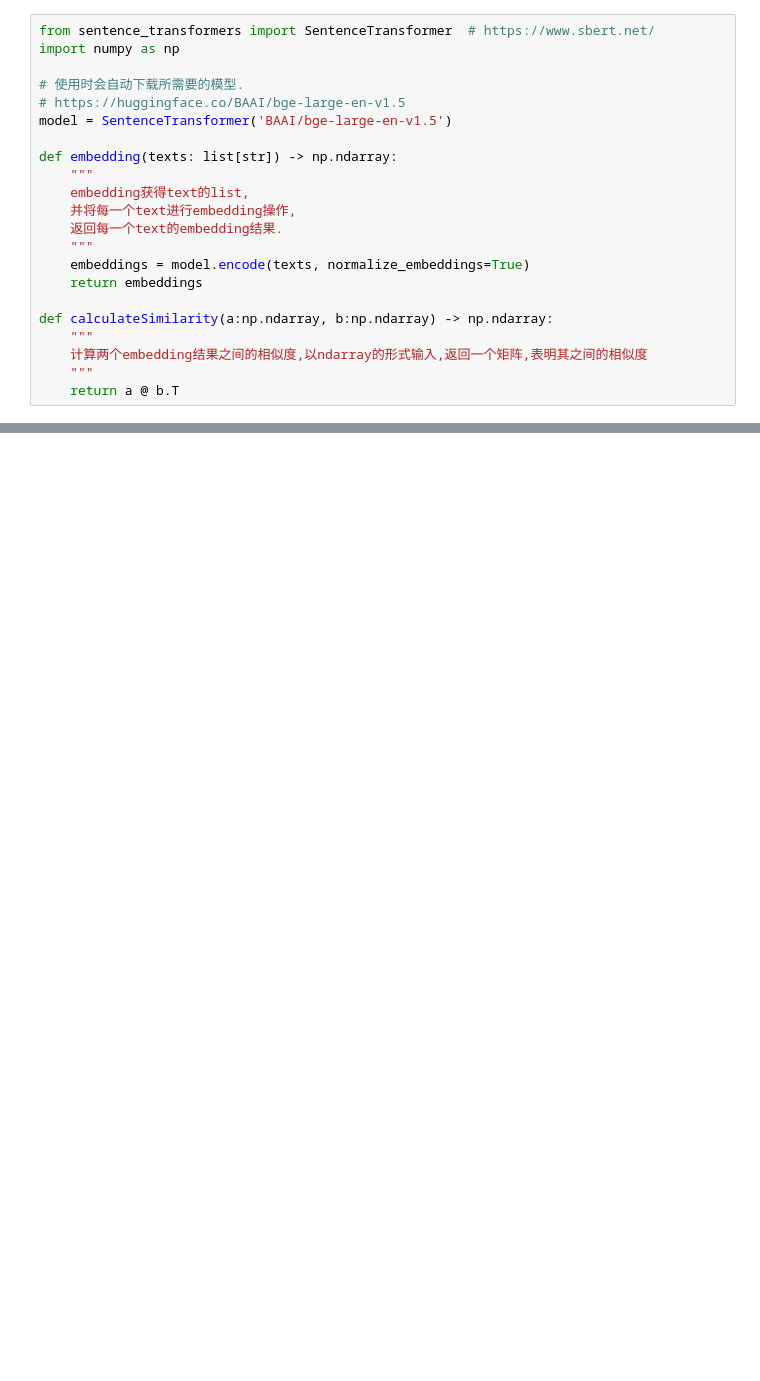
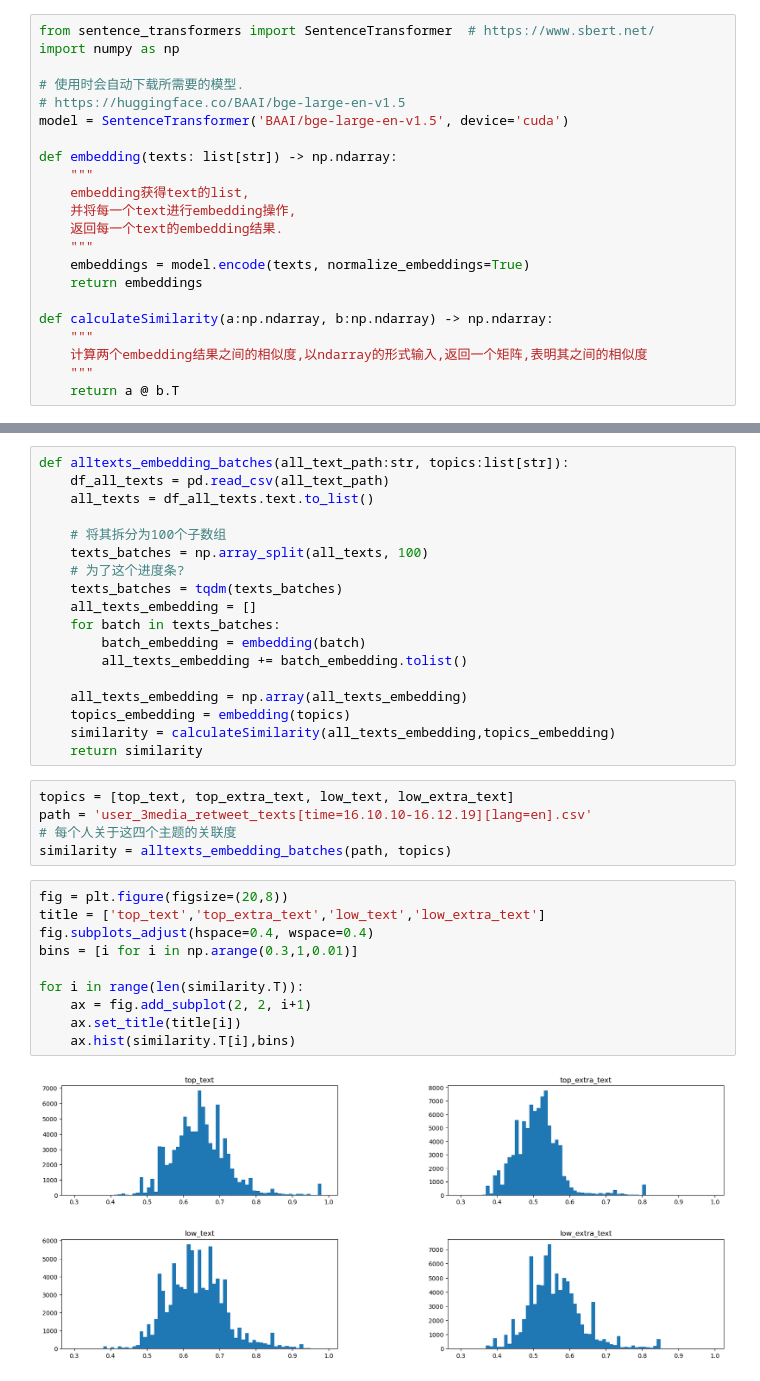
Before and after one commit to Wenlufan/Reddit-Data-Debunker, a Jupyter notebook: embedding/similarityCaculate.ipynb, the cells around one changed output, grey strips where cells are left out. Drawn from its saved outputs; the diff is of its cells as text; blank space fills up the shorter version.

```diff
--- a/embedding/similarityCaculate.ipynb
+++ b/embedding/similarityCaculate.ipynb
@@ -13,7 +19,7 @@ import numpy as np
 
 # 使用时会自动下载所需要的模型.
 # https://huggingface.co/BAAI/bge-large-en-v1.5
-model = SentenceTransformer('BAAI/bge-large-en-v1.5')
+model = SentenceTransformer('BAAI/bge-large-en-v1.5', device='cuda')
 
 def embedding(texts: list[str]) -> np.ndarray:
     """
@@ -87,0 +173,35 @@ print(calculateSimilarity(top_extra_text_embedding, top_text_embedding))
+# %%
+def alltexts_embedding_batches(all_text_path:str, topics:list[str]):
+    df_all_texts = pd.read_csv(all_text_path)
+    all_texts = df_all_texts.text.to_list()
+
+    # 将其拆分为100个子数组
+    texts_batches = np.array_split(all_texts, 100)
+    # 为了这个进度条?
+    texts_batches = tqdm(texts_batches)
+    all_texts_embedding = []
+    for batch in texts_batches:
+        batch_embedding = embedding(batch)
+        all_texts_embedding += batch_embedding.tolist()
+
+    all_texts_embedding = np.array(all_texts_embedding)
+    topics_embedding = embedding(topics)
+    similarity = calculateSimilarity(all_texts_embedding,topics_embedding)
+    return similarity
+# %%
+topics = [top_text, top_extra_text, low_text, low_extra_text]
+path = 'user_3media_retweet_texts[time=16.10.10-16.12.19][lang=en].csv'
+# 每个人关于这四个主题的关联度
+similarity = alltexts_embedding_batches(path, topics)
+# %%
+fig = plt.figure(figsize=(20,8))
+title = ['top_text','top_extra_text','low_text','low_extra_text']
+fig.subplots_adjust(hspace=0.4, wspace=0.4)
+bins = [i for i in np.arange(0.3,1,0.01)]
+
+for i in range(len(similarity.T)):
+    ax = fig.add_subplot(2, 2, i+1)
+    ax.set_title(title[i])
+    ax.hist(similarity.T[i],bins)
+# %% [output]
+[figure, added]
```
Also changed, not shown: parts of 13 cells of this notebook.
